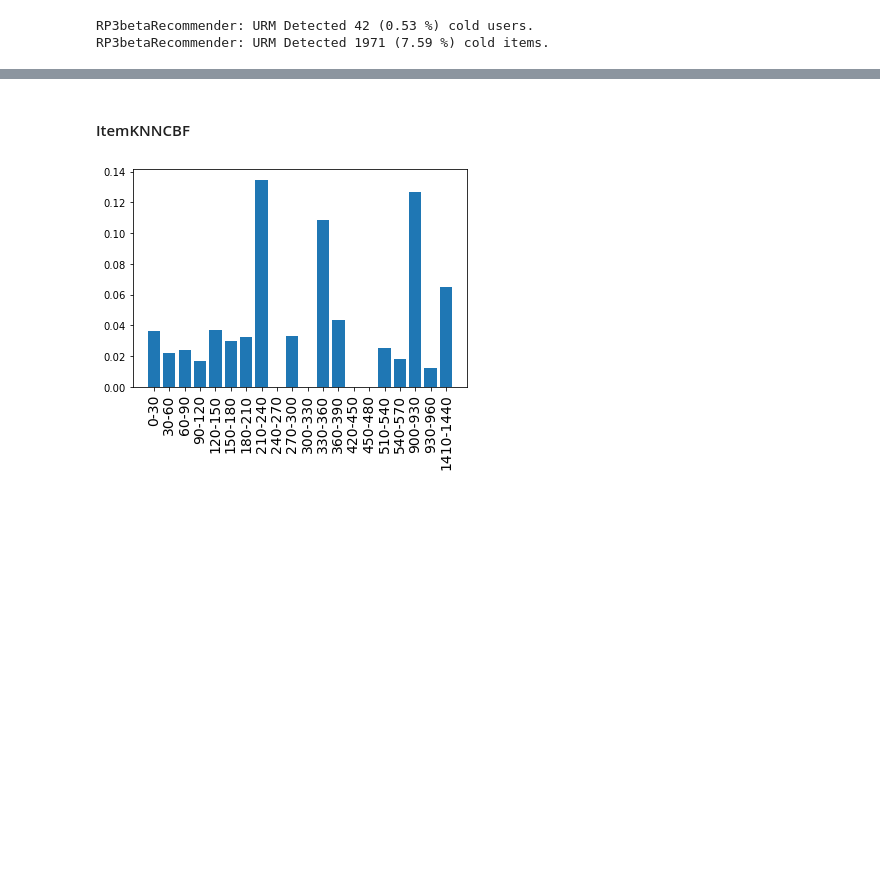
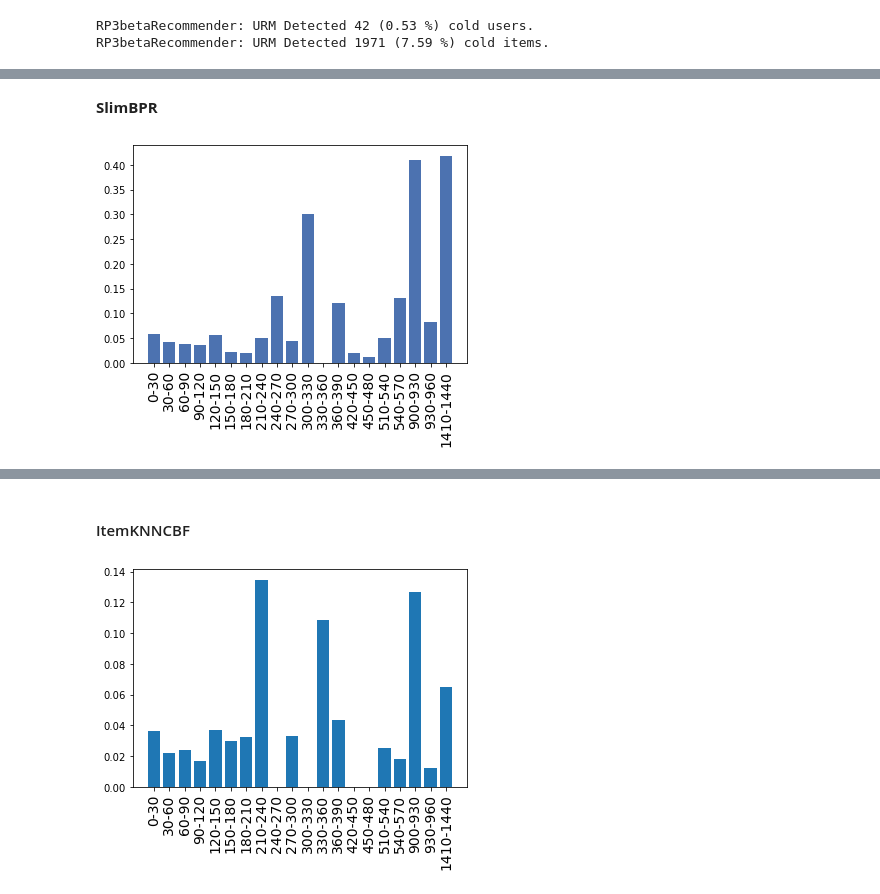
Before and after one commit to fcolombo7/RecSys-2020, a Jupyter notebook: user_analysis.ipynb, the cells around one changed output, grey strips where cells are left out. Cells and saved outputs as stored; diff of their text form; code cells hidden in the pictures; blank space fills up the shorter version.

```diff
--- a/user_analysis.ipynb
+++ b/user_analysis.ipynb
@@ -267,0 +444,4 @@ EvaluatorHoldout: Processed 1 ( 100.00% ) in 0.01 sec. Users per second: 86
+# %%
+from SLIM_BPR.Cython.SLIM_BPR_Cython import SLIM_BPR_Cython
+SlimBPR = SLIM_BPR_Cython(URM_train)
+SlimBPR.fit(topK= 860, epochs= 190, symmetric= False, sgd_mode= 'adam', lambda_i= 0.01, lambda_j= 1e-05, learning_rate= 0.0001)
@@ -267,0 +466,3 @@ EvaluatorHoldout: Processed 1 ( 100.00% ) in 0.01 sec. Users per second: 86
+# %%
+list_slimbpr=compute_map_per_range(SlimBPR, URM_test, range_size=30)
+x_slb,y_slb,_ = frame_to_plot(list_slimbpr)
@@ -267,0 +534,6 @@ EvaluatorHoldout: Processed 1 ( 100.00% ) in 0.01 sec. Users per second: 86
+# %% [markdown]
+**SlimBPR**
+# %%
+plot_frame(x_slb, y_slb)
+# %% [output]
+[figure, added]
```
Also changed, not shown: parts of 32 cells of this notebook.
